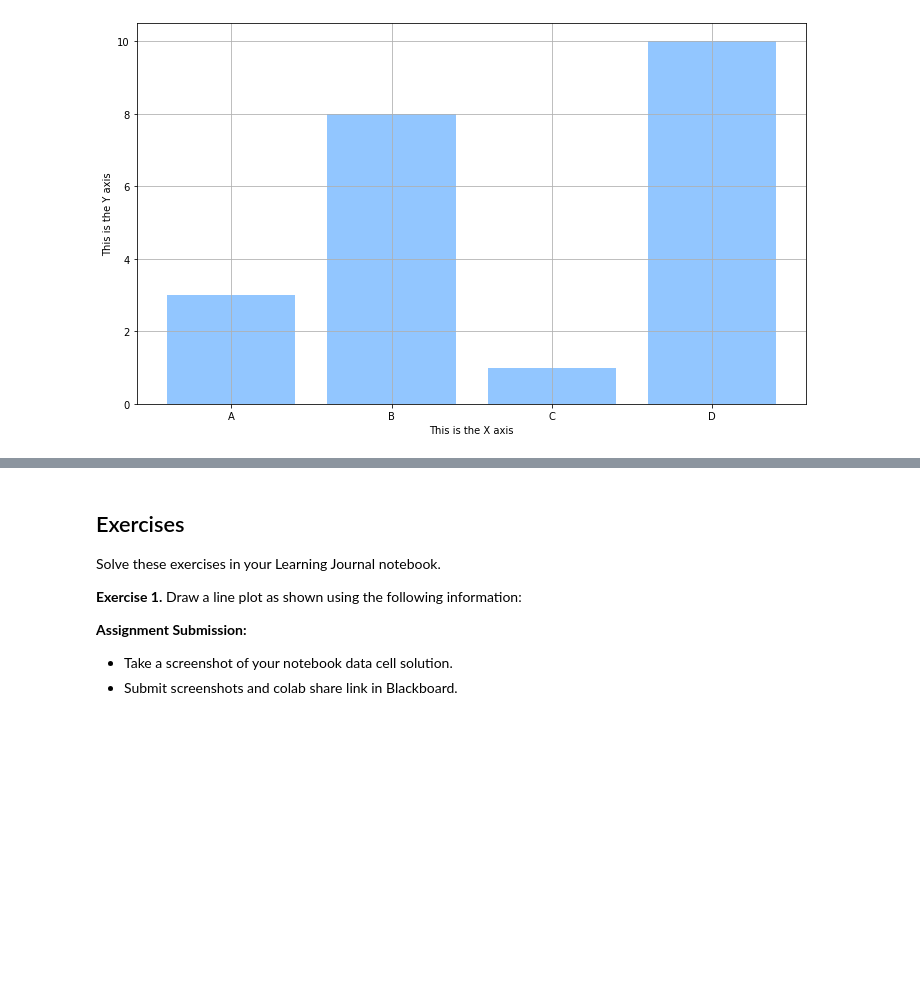
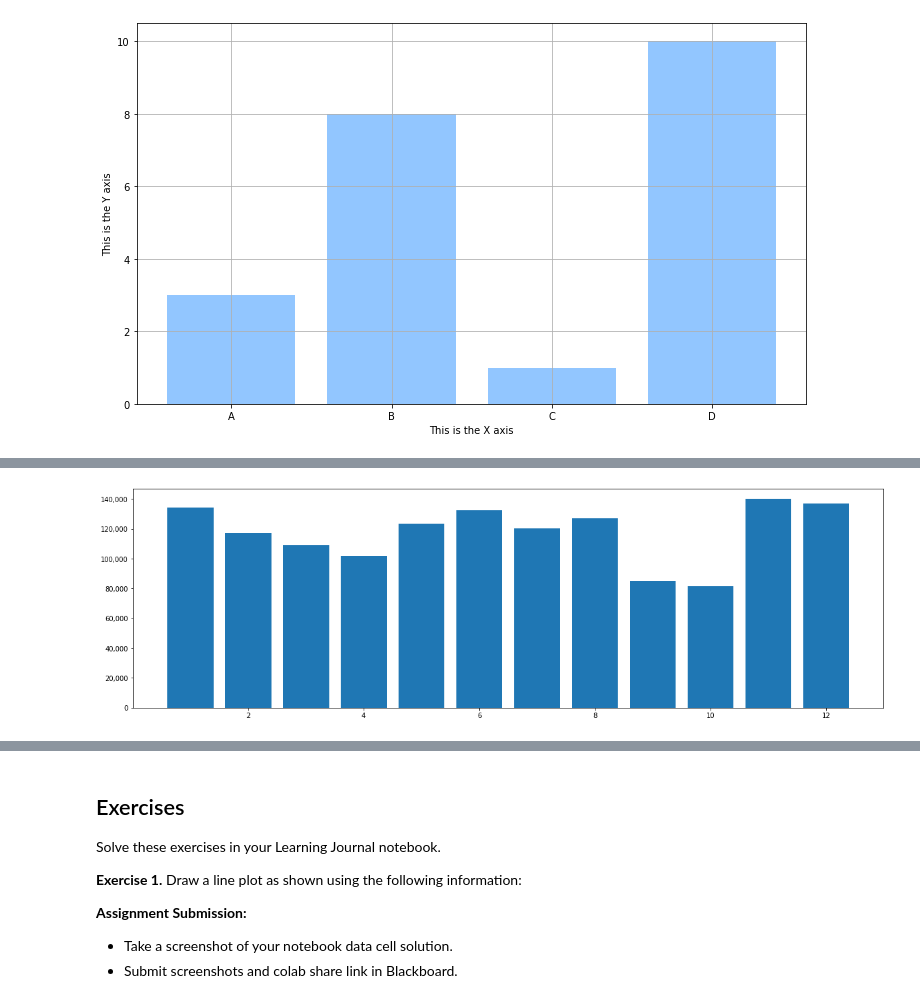
Before and after one commit to itinstructor/JupyterNotebooks, a Jupyter notebook: Notebooks/Python_Data_Science_Primer.ipynb, the cells around one changed output, grey strips where cells are left out. Saved outputs shown, nothing was run; the diff lists cells and outputs as text; code cells hidden in the pictures; blank space fills up the shorter version.

```diff
--- a/Notebooks/Python_Data_Science_Primer.ipynb
+++ b/Notebooks/Python_Data_Science_Primer.ipynb
@@ -2634,0 +2648,18 @@ with plt.style.context('seaborn-pastel'):
+# %%
+import matplotlib.pyplot as plt
+import numpy as np
+
+# Generate sample random data for this example
+xs = [1,2,3,4,5,6,7,8,9,10,11,12]
+ys=np.random.normal(loc=10000,size=12, scale=20000) + 100000
+
+# Plot the data
+plt.bar(xs,ys)
+
+# After plotting the data, format the y axis values
+current_values = plt.gca().get_yticks()
+# Lamda expression to loop through and format current_values
+plt.gca().set_yticklabels(['{:,.0f}'.format(x) for x in current_values])
+plt.show()
+# %% [output]
+[figure, added]
```
Also changed, not shown: parts of 12 cells of this notebook.
